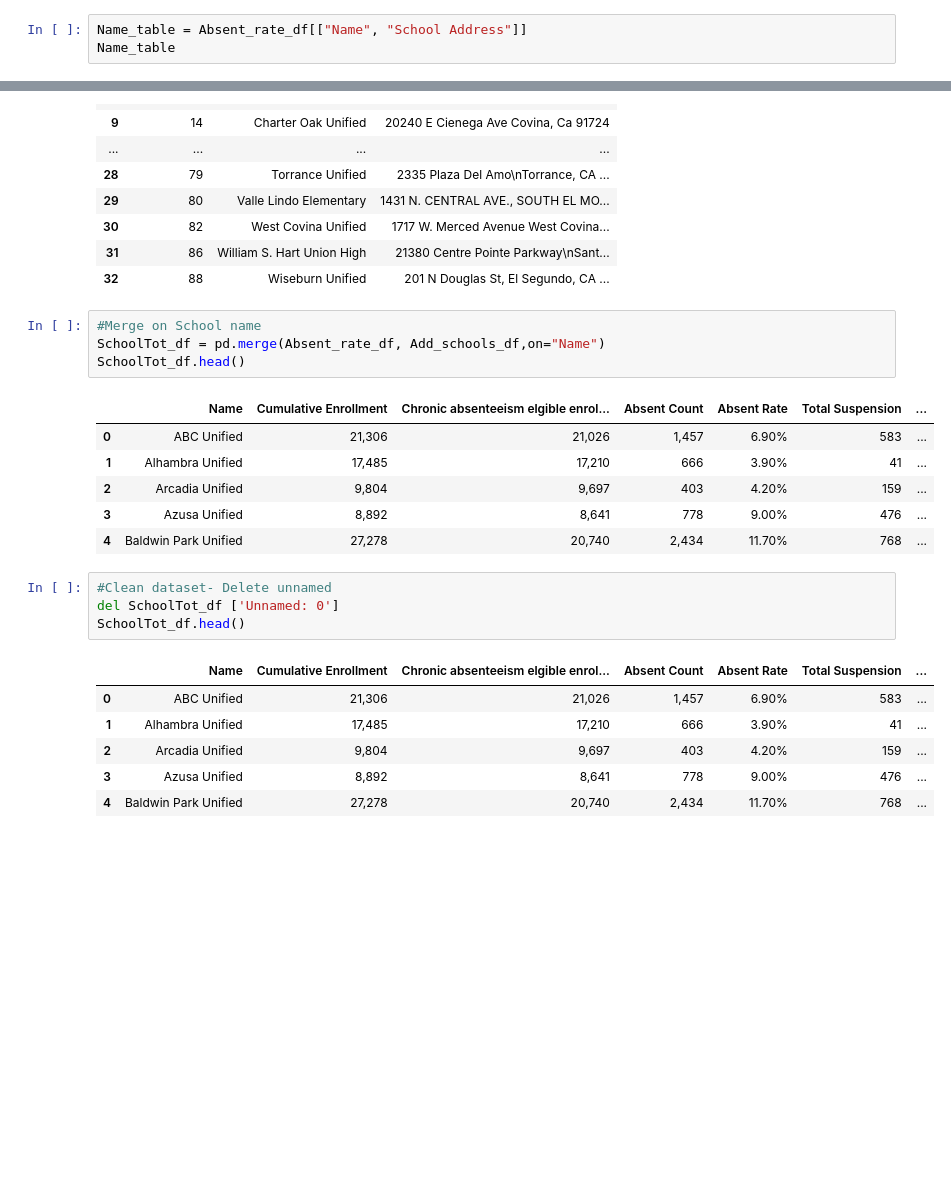
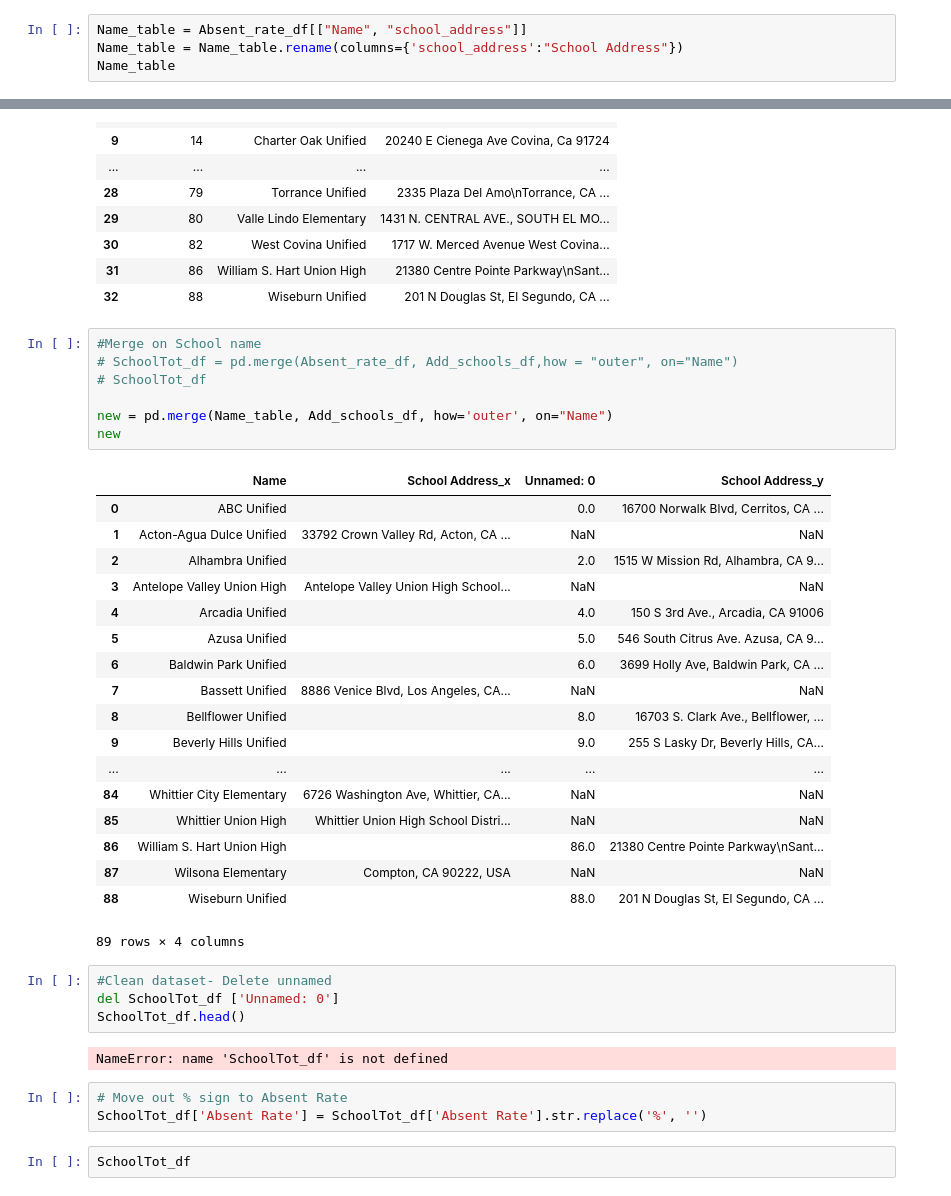
Before and after one commit to psahai10/API_Project, a Jupyter notebook: Education_Analysis/Schools.ipynb, the cells around one changed output, grey strips where cells are left out. Drawn from its saved outputs; the diff is of its cells as text; blank space fills up the shorter version.

```diff
--- a/Education_Analysis/Schools.ipynb
+++ b/Education_Analysis/Schools.ipynb
@@ -105,4 +99,5 @@ Absent_rate_df.head()
 # %%
-Name_table = Absent_rate_df[["Name", "School Address"]]
+Name_table = Absent_rate_df[["Name", "school_address"]]
+Name_table = Name_table.rename(columns={'school_address':"School Address"})
 Name_table
 # %% [output]
@@ -134,23 +146,38 @@ Add_schools_df
 | 32 | 88 | Wiseburn Unified | 201 N Douglas St, El Segundo, CA ... |
 # %%
 #Merge on School name
-SchoolTot_df = pd.merge(Absent_rate_df, Add_schools_df,on="Name")
-SchoolTot_df.head()
+# SchoolTot_df = pd.merge(Absent_rate_df, Add_schools_df,how = "outer", on="Name")
+# SchoolTot_df
+
+new = pd.merge(Name_table, Add_schools_df, how='outer', on="Name")
+new
 # %% [output]
-|  | Name | Cumulative Enrollment | Chronic absenteeism elgible enrol... | Absent Count | Absent Rate | Total Suspension | ... |
-| 0 | ABC Unified | 21,306 | 21,026 | 1,457 | 6.90% | 583 | ... |
-| 1 | Alhambra Unified | 17,485 | 17,210 | 666 | 3.90% | 41 | ... |
-| 2 | Arcadia Unified | 9,804 | 9,697 | 403 | 4.20% | 159 | ... |
-| 3 | Azusa Unified | 8,892 | 8,641 | 778 | 9.00% | 476 | ... |
-| 4 | Baldwin Park Unified | 27,278 | 20,740 | 2,434 | 11.70% | 768 | ... |
+|  | Name | School Address_x | Unnamed: 0 | School Address_y |
+| 0 | ABC Unified |  | 0.0 | 16700 Norwalk Blvd, Cerritos, CA ... |
+| 1 | Acton-Agua Dulce Unified | 33792 Crown Valley Rd, Acton, CA ... | NaN | NaN |
+| 2 | Alhambra Unified |  | 2.0 | 1515 W Mission Rd, Alhambra, CA 9... |
+| 3 | Antelope Valley Union High | Antelope Valley Union High School... | NaN | NaN |
+| 4 | Arcadia Unified |  | 4.0 | 150 S 3rd Ave., Arcadia, CA 91006 |
+| 5 | Azusa Unified |  | 5.0 | 546 South Citrus Ave. Azusa, CA 9... |
+| 6 | Baldwin Park Unified |  | 6.0 | 3699 Holly Ave, Baldwin Park, CA ... |
+| 7 | Bassett Unified | 8886 Venice Blvd, Los Angeles, CA... | NaN | NaN |
+| 8 | Bellflower Unified |  | 8.0 | 16703 S. Clark Ave., Bellflower, ... |
+| 9 | Beverly Hills Unified |  | 9.0 | 255 S Lasky Dr, Beverly Hills, CA... |
+| ... | ... | ... | ... | ... |
+| 84 | Whittier City Elementary | 6726 Washington Ave, Whittier, CA... | NaN | NaN |
+| 85 | Whittier Union High | Whittier Union High School Distri... | NaN | NaN |
+| 86 | William S. Hart Union High |  | 86.0 | 21380 Centre Pointe Parkway\nSant... |
+| 87 | Wilsona Elementary | Compton, CA 90222, USA | NaN | NaN |
+| 88 | Wiseburn Unified |  | 88.0 | 201 N Douglas St, El Segundo, CA ... |
+89 rows × 4 columns
 # %%
 #Clean dataset- Delete unnamed
 del SchoolTot_df ['Unnamed: 0']
 SchoolTot_df.head()
 # %% [output]
-|  | Name | Cumulative Enrollment | Chronic absenteeism elgible enrol... | Absent Count | Absent Rate | Total Suspension | ... |
-| 0 | ABC Unified | 21,306 | 21,026 | 1,457 | 6.90% | 583 | ... |
-| 1 | Alhambra Unified | 17,485 | 17,210 | 666 | 3.90% | 41 | ... |
-| 2 | Arcadia Unified | 9,804 | 9,697 | 403 | 4.20% | 159 | ... |
-| 3 | Azusa Unified | 8,892 | 8,641 | 778 | 9.00% | 476 | ... |
-| 4 | Baldwin Park Unified | 27,278 | 20,740 | 2,434 | 11.70% | 768 | ... |
+NameError: name 'SchoolTot_df' is not defined
+# %%
+# Move out % sign to Absent Rate
+SchoolTot_df['Absent Rate'] = SchoolTot_df['Absent Rate'].str.replace('%', '')
+# %%
+SchoolTot_df
```
Also changed, not shown: parts of 13 cells of this notebook.
